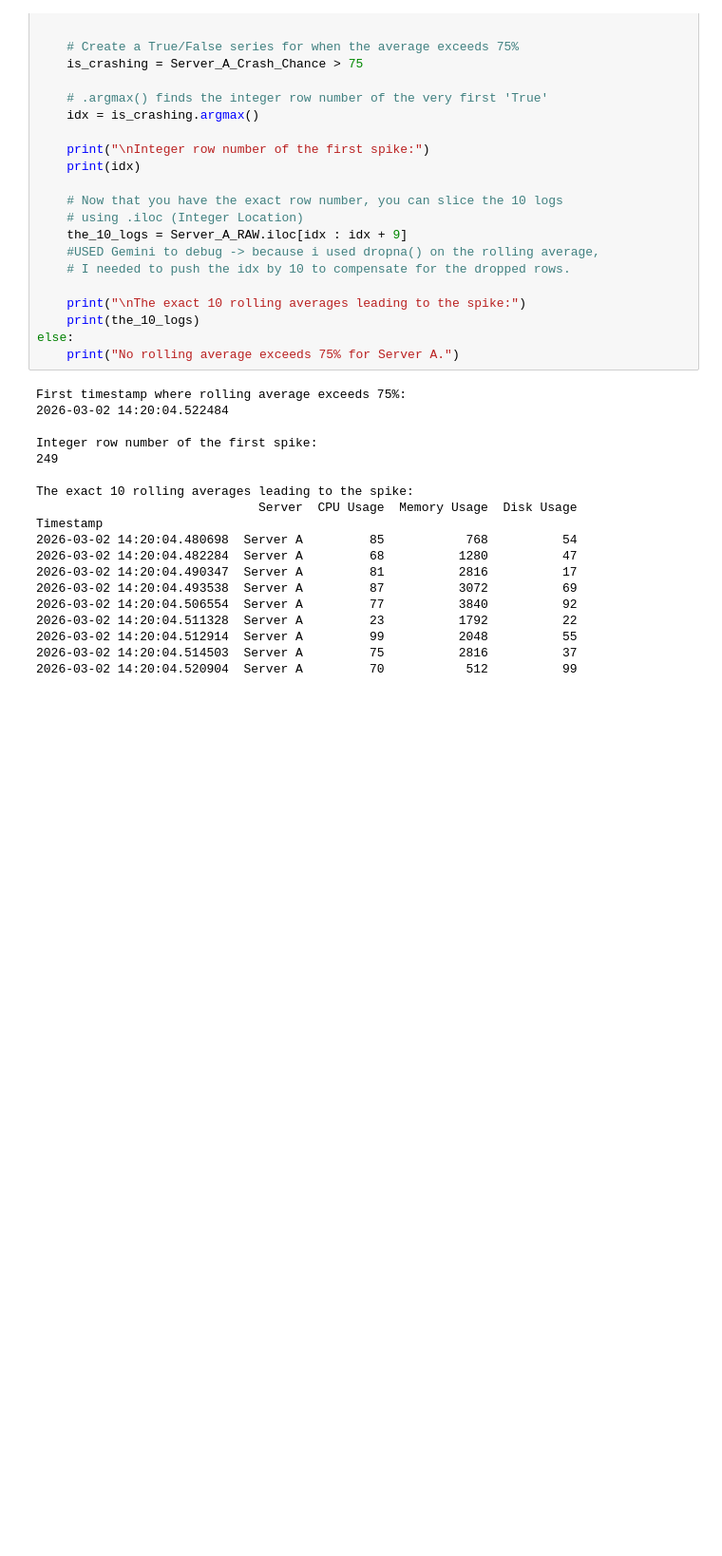
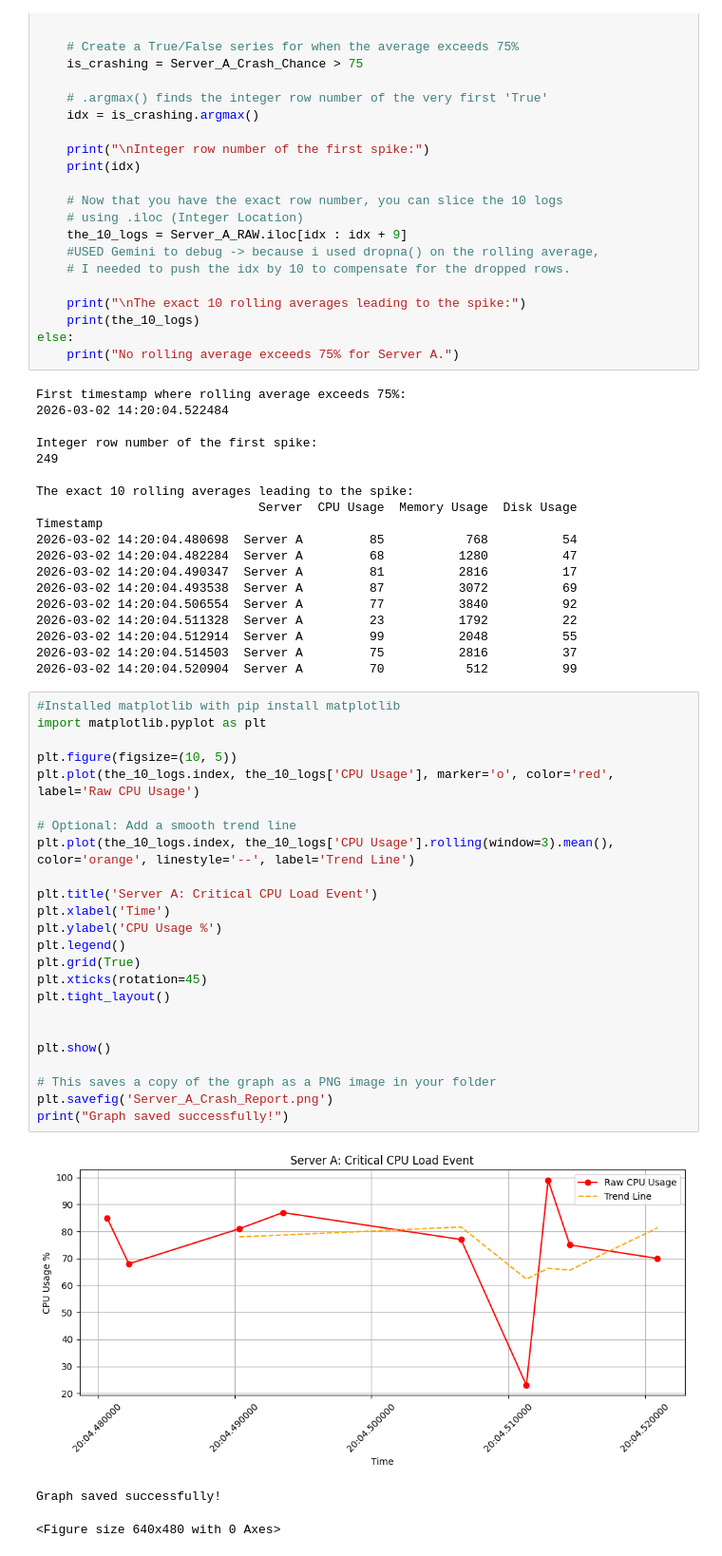
Before and after one commit to Junghokim1031/Python_Practice, a Jupyter notebook: LogAnalysis/LogAnalyzer.ipynb, the cells around one changed output. Shown at 95% size. Drawn from its saved outputs; the diff is of its cells as text; blank space fills up the shorter version.

Commit message:
Project: Log Analysis Feature: Matplotlib component
Comment: README는 코드를 Gemini를 통하여 생성하였습니다.

```diff
--- a/LogAnalysis/LogAnalyzer.ipynb
+++ b/LogAnalysis/LogAnalyzer.ipynb
@@ -151,3 +151,31 @@ Timestamp
 2026-03-02 14:20:04.512914  Server A         99          2048          55
 2026-03-02 14:20:04.514503  Server A         75          2816          37
 2026-03-02 14:20:04.520904  Server A         70           512          99
+# %%
+#Installed matplotlib with pip install matplotlib
+import matplotlib.pyplot as plt
+
+plt.figure(figsize=(10, 5))
+plt.plot(the_10_logs.index, the_10_logs['CPU Usage'], marker='o', color='red', label='Raw CPU Usage')
+
+# Optional: Add a smooth trend line
+plt.plot(the_10_logs.index, the_10_logs['CPU Usage'].rolling(window=3).mean(), color='orange', linestyle='--', label='Trend Line')
+
+plt.title('Server A: Critical CPU Load Event')
+plt.xlabel('Time')
+plt.ylabel('CPU Usage %')
+plt.legend()
+plt.grid(True)
+plt.xticks(rotation=45)
+plt.tight_layout()
+
+
+plt.show()
+
+# This saves a copy of the graph as a PNG image in your folder
+plt.savefig('Server_A_Crash_Report.png')
+print("Graph saved successfully!")
+# %% [output]
+[figure, added]
+Graph saved successfully!
+<Figure size 640x480 with 0 Axes>
```
Also changed, not shown: 3 other files.
